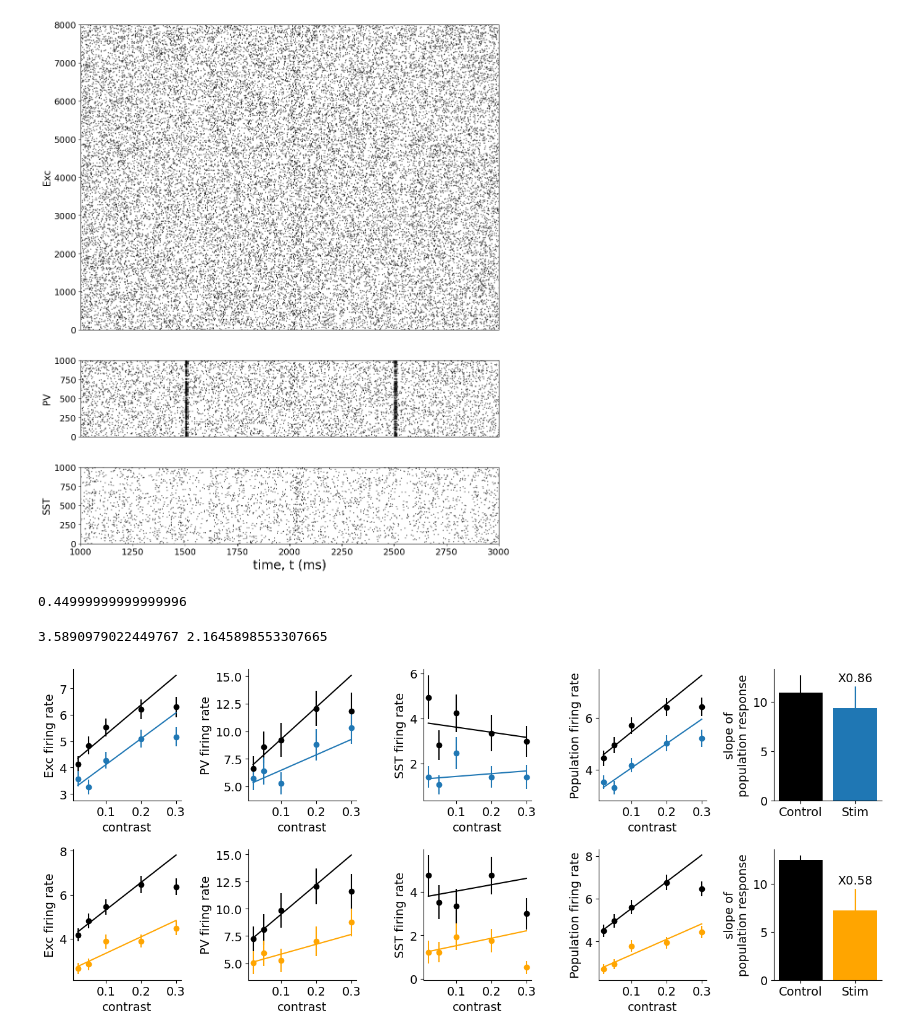
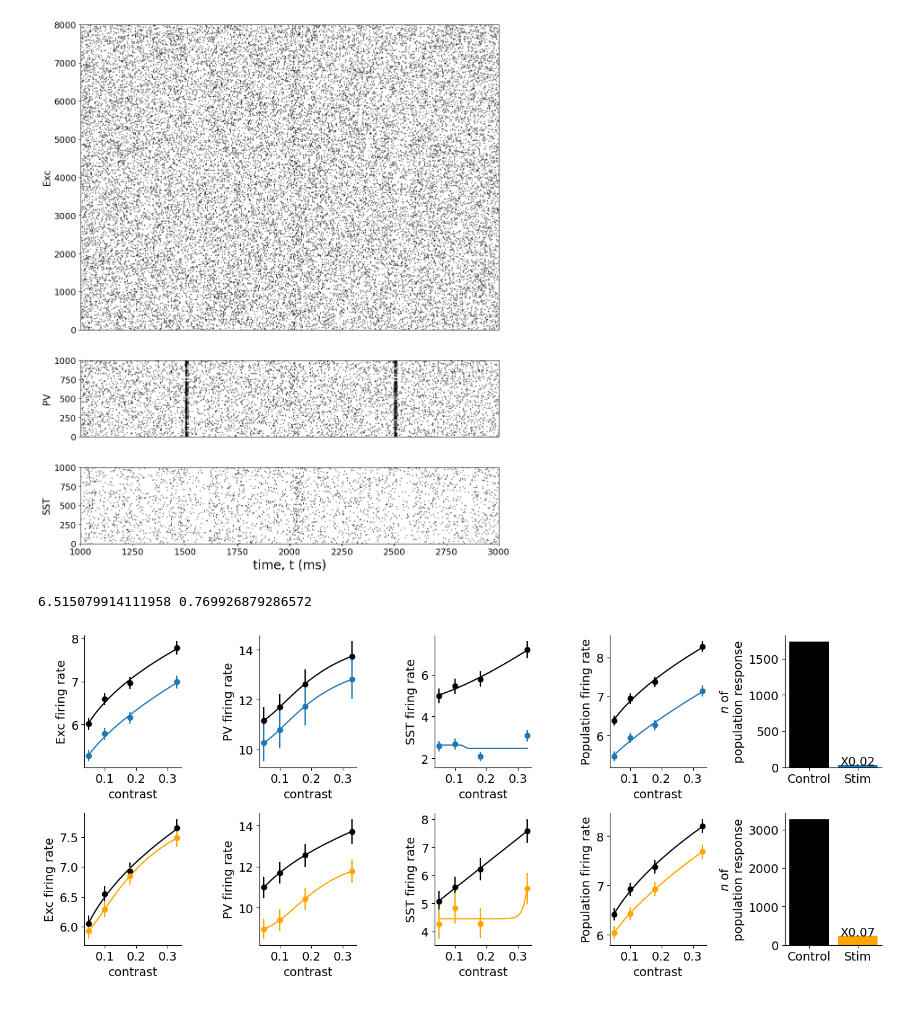
Before and after one commit to HChoiLab/CellTypeCircuit, a Jupyter notebook: newCode/plot.ipynb, the cells around one changed output. Drawn from its saved outputs; the diff is of its cells as text; code cells hidden in the pictures.

Commit message:
plot fix

```diff
--- a/newCode/plot.ipynb
+++ b/newCode/plot.ipynb
@@ -94,13 +94,9 @@ def periodic_distance(p1, p2, L=1.0):
     delta = np.abs(p1 - p2)
     delta = np.where(delta > L/2, L - delta, delta)
     return np.sqrt(np.sum(delta**2))
-# %%
-periodic_distance(np.array([0.35,0.9]), np.array([0.9,0.9]))
-# %% [output]
-0.44999999999999996
 # %%
 import scipy.stats
-def getStimRateMeans(exc_spikes, exc_positions):
+def getStimRateMeans(exc_spikes, exc_positions, rates=False):
     # store the control times and the chr2 stimulation times
     control_times = []
     chr_times = []
@@ -150,9 +146,12 @@ def getStimRateMeans(exc_spikes, exc_positions):
     ctrl_err = scipy.stats.sem(control_rates)
     chr2_err = scipy.stats.sem(chr_rates)
 
-    return [ctrl_mean, chr2_mean, ctrl_err, chr2_err]
+    if rates:
+        return [ctrl_mean, chr2_mean, ctrl_err, chr2_err, control_rates, chr_rates]
+    else:
+        return [ctrl_mean, chr2_mean, ctrl_err, chr2_err]
 # %%
-contrasts = np.array([0.02, 0.05, 0.1, 0.2, 0.21])
+contrasts = np.array([0.05, 0.1, 0.18, 0.32])
 # contrasts = np.array([0.02, 0.05, 0.2, 0.3])
 # contrasts = np.array([0.02,  0.2])
 ctrl_pv_curve = [[] for i in range(4)]
@@ -165,7 +164,7 @@ stim_pv_curve_e = [[] for i in range(4)]
 ctrl_sst_curve_e = [[] for i in range(4)]
 stim_sst_curve_e = [[] for i in range(4)]
 
-folder = 'nl3b/results/'
+folder = 'b2/results/'
 for cont in contrasts:
 
     with open(folder + 'PV_%s_spikes.pickle'%cont, 'rb') as f:
@@ -224,7 +223,7 @@ for cont in contrasts:
     stim_sst_curve_e[1].append(stimsst_P_err)
     stim_sst_curve_e[2].append(stimsst_S_err)
     stim_sst_curve_e[3].append(stimsst_A_err)
-contrasts = np.array([0.02, 0.05, 0.1, 0.2, 0.3])
+# contrasts = np.array([ 0.05, 0.1, 0.2, 0.3])
 # %%
 from scipy.optimize import curve_fit
 
@@ -239,4 +238,4 @@ a, b = params
 a_err, b_err = np.sqrt(np.diag(cov))
 print(a,a_err)
 # %% [output]
-3.5890979022449767 2.1645898553307665
+6.515079914111958 0.769926879286572
@@ -251,7 +287,7 @@ titles = {'E': 'Exc', 'P': 'PV', 'S': 'SST', 'A':'Population'}
 
 # create subplots
 fig, ax = plt.subplots(2, 5, figsize=(14, 6))
-
+xvals = np.arange(0.05,0.33,0.01)
 # loop over rows (PV and SST)
 for i, y in enumerate(['pv', 'sst']):
     # loop over columns (E, P, and S)
@@ -263,39 +299,44 @@ for i, y in enumerate(['pv', 'sst']):
             # get data from X_Y_Z arrays
             data = eval(f"{x}_{y}_curve[{j}]")
             errs = eval(f"{x}_{y}_curve_e[{j}]")
+#             datp = eval(f"{x}_{y}_datp[{j}]")
             # plot the data with specified color
             ax[i, j].errorbar(contrasts, data, yerr=errs, color=colors[f"{x}_{y}"], fmt='o')
 
-            params, cov = curve_fit(linear_model, contrasts[:-1], data[:-1], sigma=errs[:-1])
-            a, b = params
-            a_err, b_err = np.sqrt(np.diag(cov))
-            ax[i, j].plot(contrasts, contrasts*a + b, color=colors[f"{x}_{y}"])
+            params, cov = fit_naka_rushton(contrasts, data, sigma=errs)
+#             m, C, n, k = params
+# m_err, C_err, n_err, k_err = np.sqrt(np.diag(cov))
+            m, C, n, k = params
+            m_err, C_err, n_err, k_err = np.sqrt(np.diag(cov))
+#             ax[i, j].plot(xvals, naka_rushton(xvals, m, C, n,k), color=colors[f"{x}_{y}"])
+            ax[i, j].plot(xvals, naka_rushton(xvals, m, C, n, k), color=colors[f"{x}_{y}"])
 
             if z == 'A':
-                pop_slopes.append(a)
-                pop_errs.append(a_err)
+                pop_slopes.append(C*n*(k**(1-2*n))/4)
+                pop_errs.append(0)
 #             ax[i, j].plot(contrasts, data, color=colors[f"{x}_{y}"])
         # set title for each subplot
 #         ax[i, j].set_title(titles[z])
         ax[i, j].set_ylabel(f"{titles[z]} firing rate")
         ax[i, j].set_xlabel('contrast')
         ax[i,j].spines[['right', 'top']].set_visible(False)
 
 
     for j,x in enumerate(['ctrl', 'stim']):
         ax[i, 4].bar([j],pop_slopes[j], color=colors[f"{x}_{y}"])
         ax[i, 4].errorbar([j],pop_slopes[j],yerr=pop_errs[j], color=colors[f"{x}_{y}"])
-    ax[i,4].set_ylabel('slope of\npopulation response')
+    ax[i,4].set_ylabel('$n$ of\npopulation response')
     ax[i,4].set_xticks([0,1], ['Control', 'Stim'])
     ax[i,4].spines[['right', 'top']].set_visible(False)
     ax[i,4].text(1,pop_slopes[j]+pop_errs[j]+0.5,'X%.2f'%(pop_slopes[1]/pop_slopes[0]), horizontalalignment='center')
 
 # set labels for each row
 # ax[0, 0].set_ylabel(labels['pv'])
 # ax[1, 0].set_ylabel(labels['sst'])
 plt.tight_layout()
 
 # show the plot
-plt.savefig('result_figs/nl_long.eps')
+# plt.savefig('result_figs/nl_long.eps')
+plt.show()
 # %% [output]
-[figure, old version]
+[figure, new version]
```
Also changed, not shown: parts of 5 cells of this notebook.
